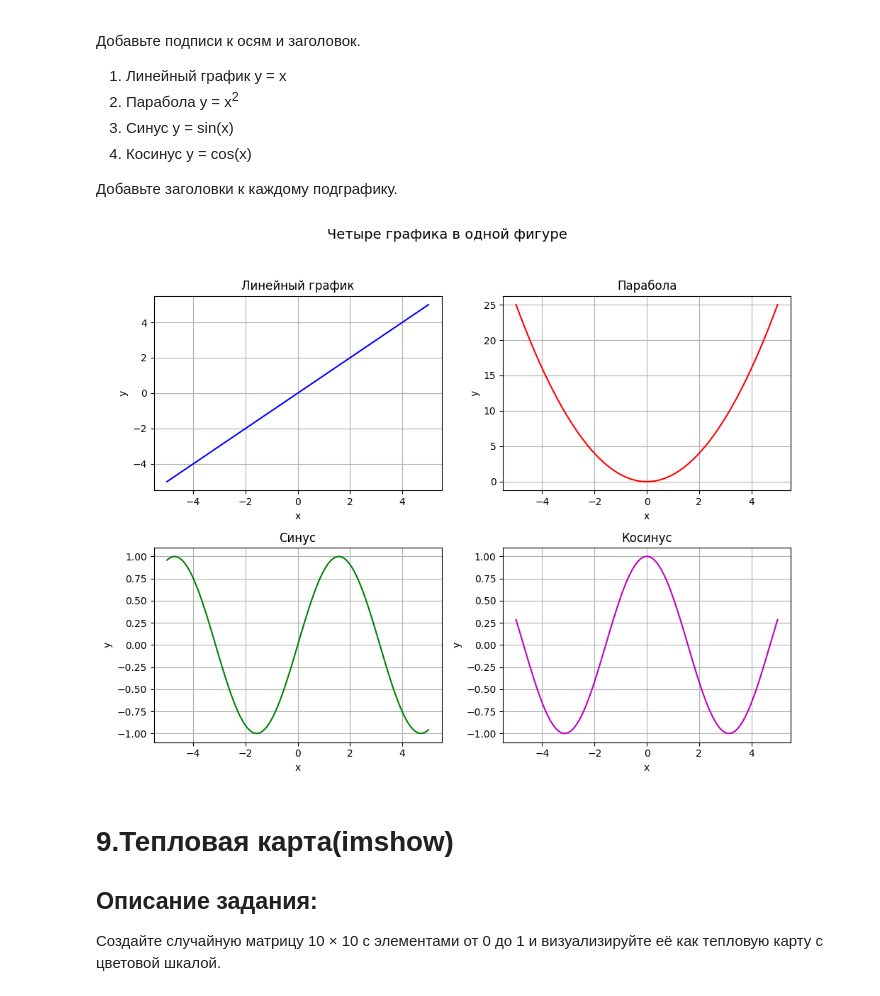
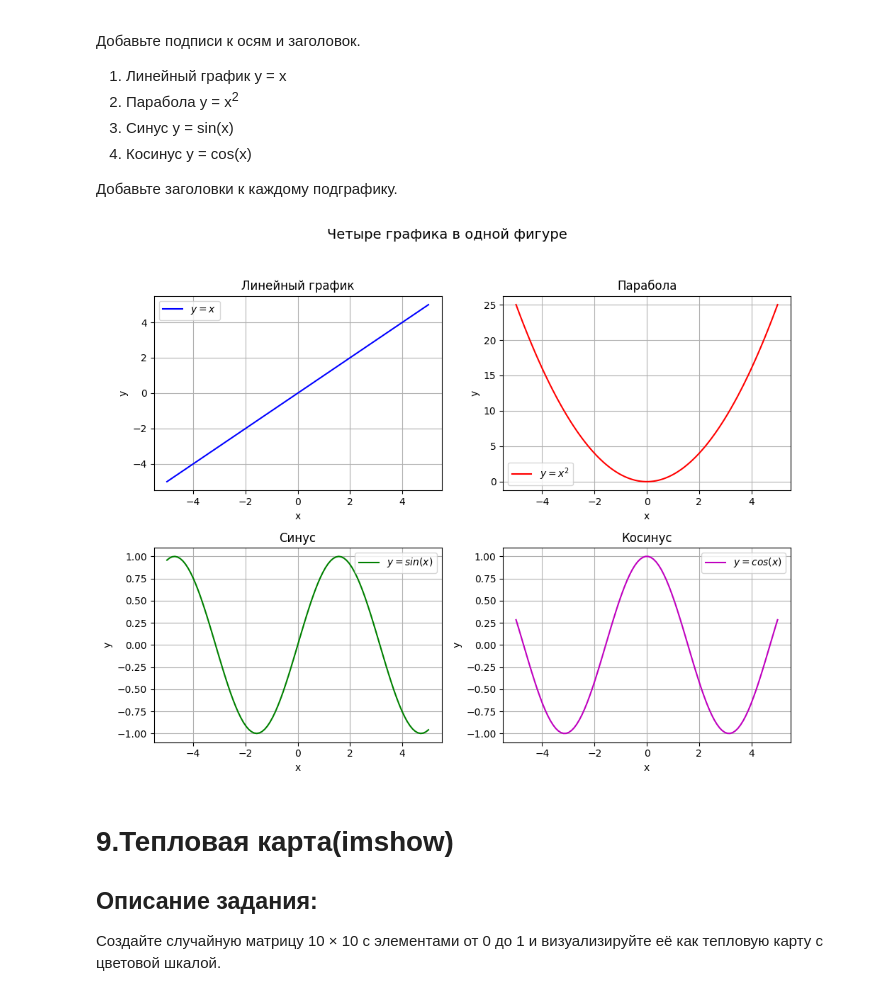
Before and after one commit to mazy99/ml_prakt_3, a Jupyter notebook: 3 parakt.ipynb, the cells around one changed output. Saved outputs shown, nothing was run; the diff lists cells and outputs as text; code cells hidden in the pictures.

```diff
--- a/3 parakt.ipynb
+++ b/3 parakt.ipynb
@@ -174,42 +174,43 @@ y2_arr = x_arr**2
 y3_arr = np.sin(x_arr)
 y4_arr = np.cos(x_arr)
 
 fig, axes = plt.subplots(2, 2, figsize=(10, 8))
-axes[0, 0].plot(x_arr, y1_arr, label='y = x', color='b')
+axes[0, 0].plot(x_arr, y1_arr, label='$ y = x $', color='b')
 axes[0, 0].set_title('Линейный график')
 axes[0, 0].set_xlabel('x')
 axes[0, 0].set_ylabel('y')
 axes[0, 0].grid(True)
+axes[0, 0].legend()
 
-
-axes[0, 1].plot(x_arr, y2_arr, label='y = x^2', color='r')
+axes[0, 1].plot(x_arr, y2_arr, label='$ y = x^2 $', color='r')
 axes[0, 1].set_title('Парабола')
 axes[0, 1].set_xlabel('x')
 axes[0, 1].set_ylabel('y')
 axes[0, 1].grid(True)
+axes[0, 1].legend()
 
-
-axes[1, 0].plot(x_arr, y3_arr, label='y = sin(x)', color='g')
+axes[1, 0].plot(x_arr, y3_arr, label='$ y = sin(x) $', color='g')
 axes[1, 0].set_title('Синус')
 axes[1, 0].set_xlabel('x')
 axes[1, 0].set_ylabel('y')
 axes[1, 0].grid(True)
+axes[1, 0].grid(True)
+axes[1, 0].legend()
 
-
-axes[1, 1].plot(x_arr, y4_arr, label='y = cos(x)', color='m')
+axes[1, 1].plot(x_arr, y4_arr, label='$ y = cos(x) $', color='m')
 axes[1, 1].set_title('Косинус')
 axes[1, 1].set_xlabel('x')
 axes[1, 1].set_ylabel('y')
 axes[1, 1].grid(True)
-
+axes[1, 1].legend()
 
 fig.suptitle('Четыре графика в одной фигуре', fontsize=14)
 
 
 plt.tight_layout(rect=[0, 0, 1, 0.95])
 plt.show()
 # %% [output]
-[figure, old version]
+[figure, new version]
 # %% [markdown]
 # 9.Тепловая карта(imshow)
 ## Описание задания:
```
Also changed, not shown: parts of 4 cells of this notebook, 1 other file.
